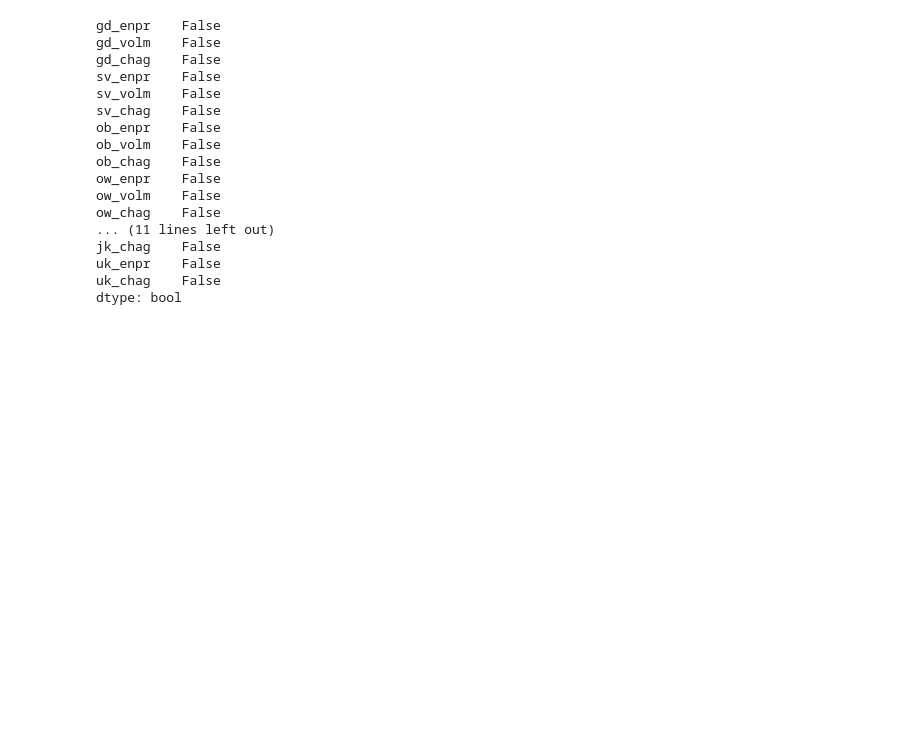
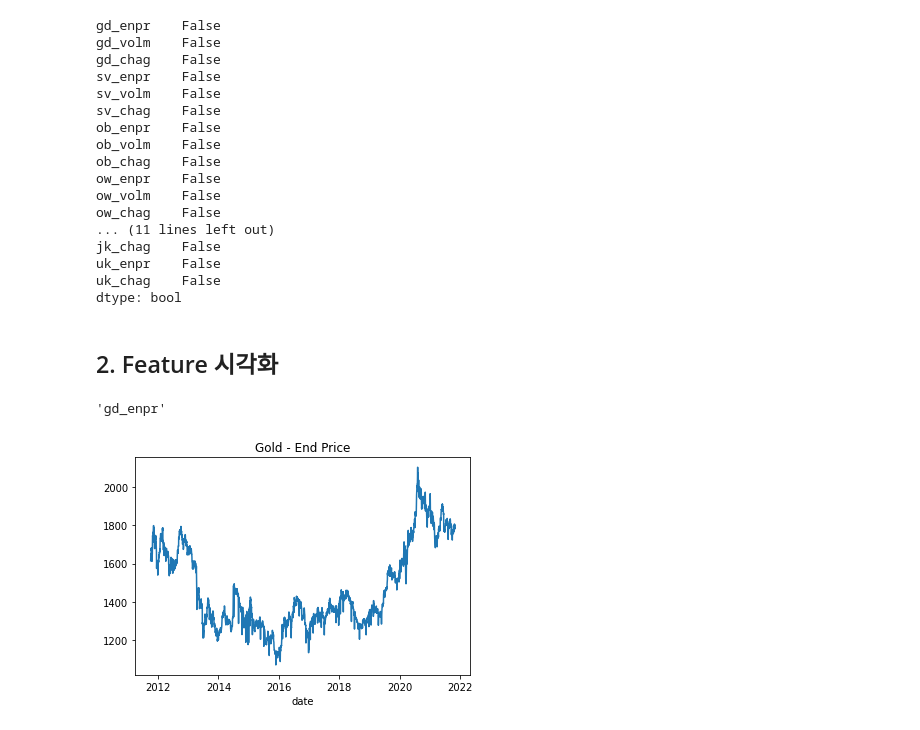
Before and after one commit to sumu97/Data-Science-Cheat-Code, a Jupyter notebook: Kospi_Market_Analysis_sumu97.ipynb, the cells around one changed output. Saved outputs shown, nothing was run; the diff lists cells and outputs as text; code cells hidden in the pictures; blank space fills up the shorter version.

```diff
--- a/Kospi_Market_Analysis_sumu97.ipynb
+++ b/Kospi_Market_Analysis_sumu97.ipynb
@@ -199,3 +149,18 @@ jk_chag    False
 uk_enpr    False
 uk_chag    False
 dtype: bool
+# %% [markdown]
+## 2. Feature 시각화
+# %%
+df.columns[0]
+# %% [output]
+'gd_enpr'
+# %%
+df_enpr = df[df.columns[0]]
+# %%
+import matplotlib.pyplot as plt
+df_enpr.plot()
+plt.title('Gold - End Price')
+plt.show()
+# %% [output]
+[figure, added]
```
Also changed, not shown: parts of 17 cells of this notebook.
